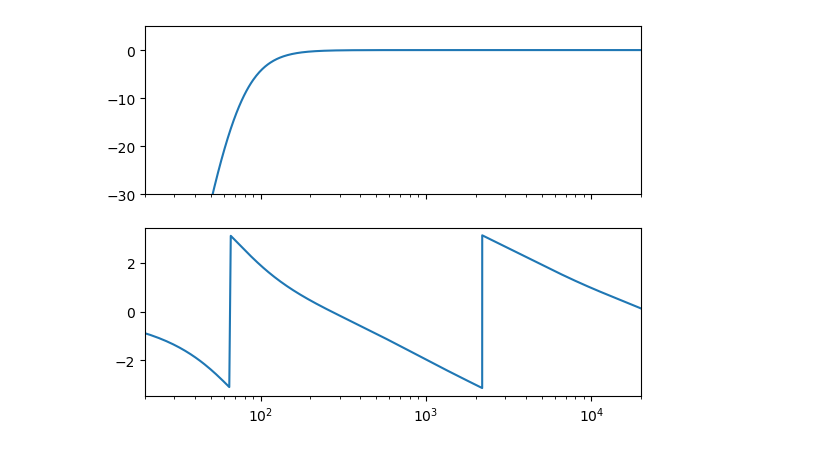
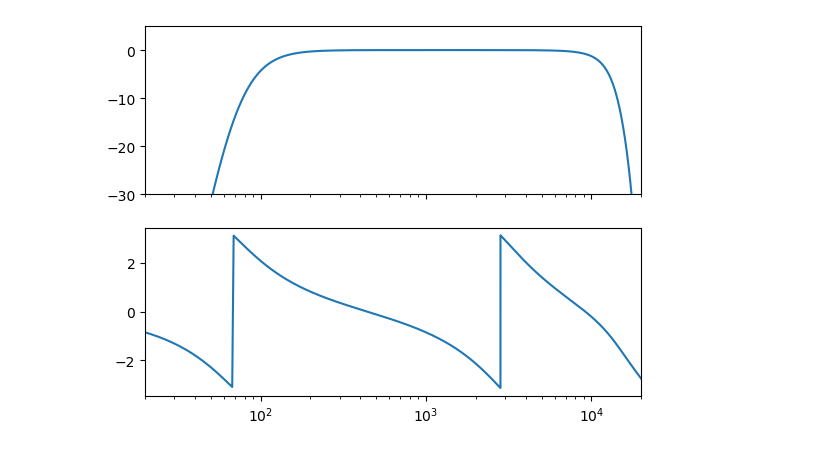
Before and after one commit to peladeaucome/REQWitchcraft, a Jupyter notebook: main.ipynb, the cells around one changed output. Drawn from its saved outputs; the diff is of its cells as text; code cells hidden in the pictures.

Commit message:
Changed filters

```diff
--- a/main.ipynb
+++ b/main.ipynb
@@ -8,27 +8,32 @@ def dB20(x):
 # %%
 sr = 44100
 n_fft = 8192*4
 Q=.71
 
 
 f = np.fft.rfftfreq(n=n_fft, d=1/sr)
 
-apf = filters.equalizer.RBJ.AllPass(f0=3000, Q=Q, sr=sr)
+apf = filters.Parallel(
+    filters.LR.LP4(f0=3000, sr=44100),
+    filters.LR.HP4(f0=3000, sr=44100),
+    sr=44100
+)
 
 hpf = filters.LR.HP4(f0=70, sr=sr)
+lpf = filters.butterworth.LP2(f0=20000, sr=sr)
 
-loudspeaker = filters.Filters_Series(apf, hpf, sr=sr)
+loudspeaker = filters.Series(apf, hpf, lpf, sr=sr)
 
 
 fig, ax = plt.subplots(nrows=2, ncols=1, sharex=True)
 ax[0].plot(f, dB20(loudspeaker.get_rfft(n=n_fft)))
 ax[0].set_ylim(-30, 5)
 ax[1].plot(f, np.angle(loudspeaker.get_rfft(n=n_fft)))
 ax[0].set_xlim(20, 20000)
 plt.semilogx()
 plt.show()
 # %% [output]
-[figure, old version]
+[figure, new version]
 # %%
 n=128
 
```
Also changed, not shown: parts of 1 cell of this notebook, 2 other files.
